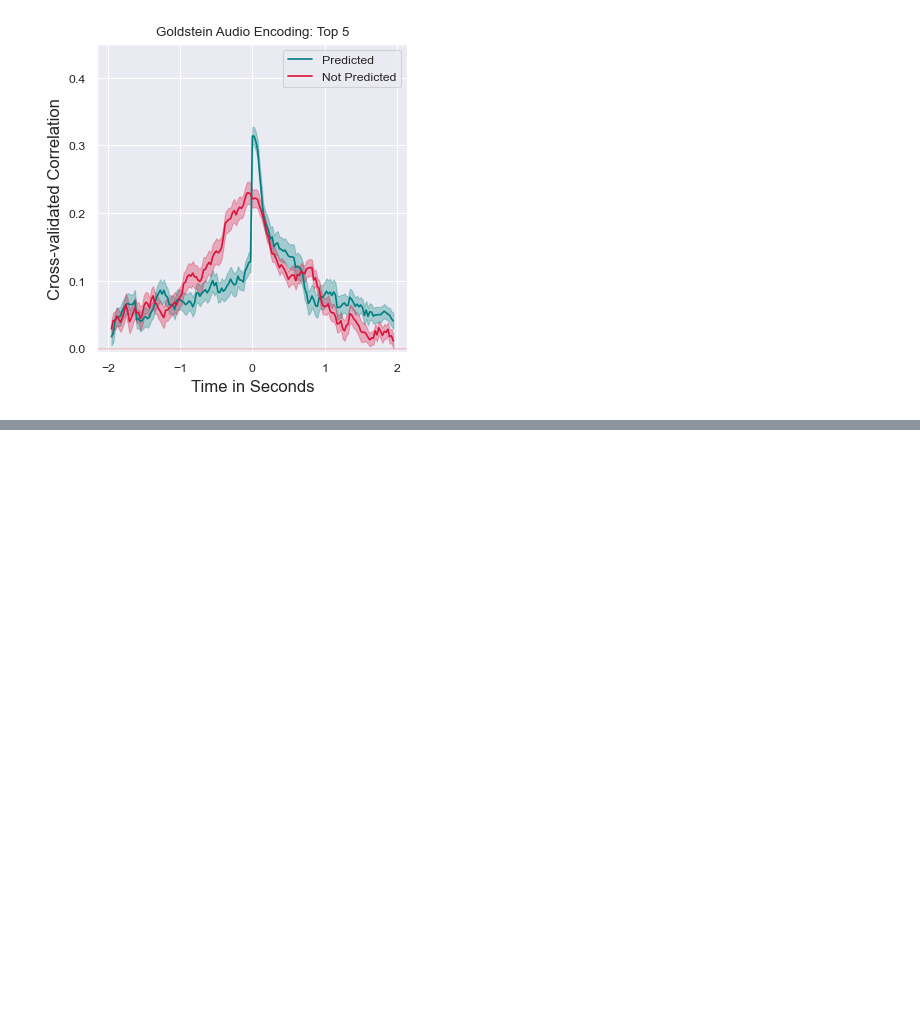
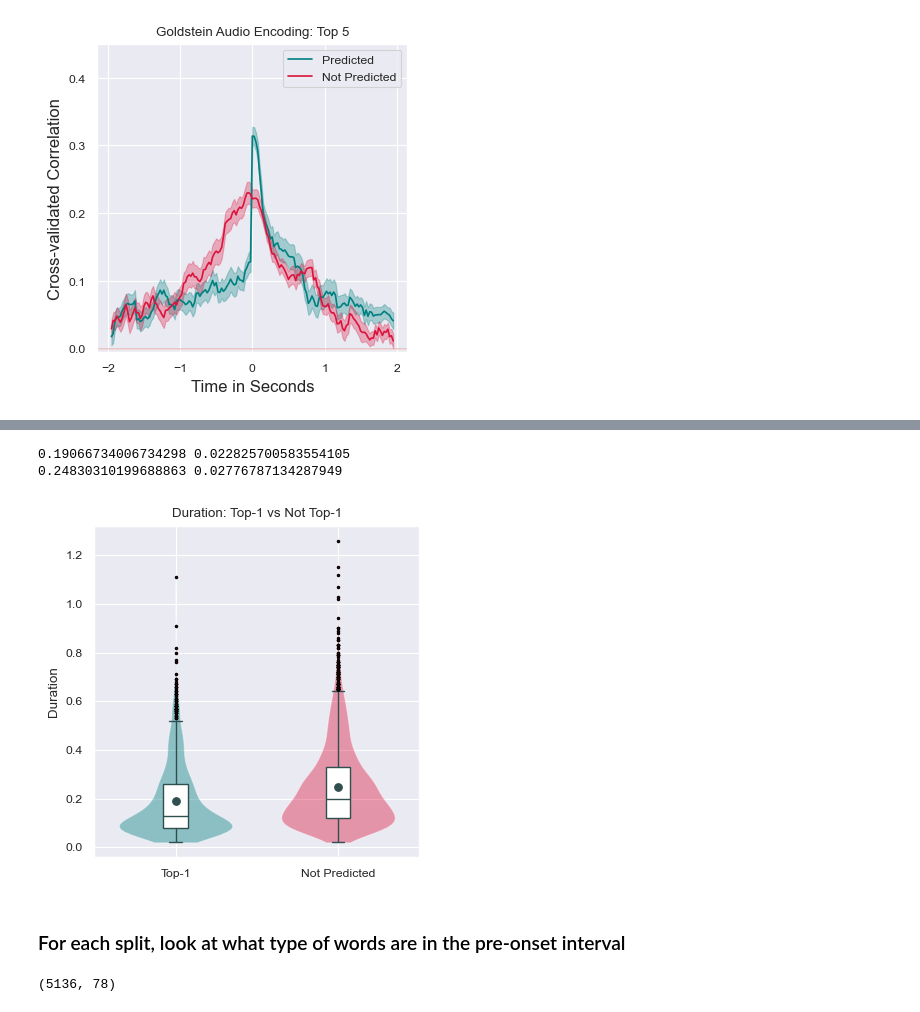
Before and after one commit to InesSchoenmann/Lingpred, a Jupyter notebook: notebooks_new/Audio_Encoding.ipynb, the cells around one changed output, grey strips where cells are left out. Saved outputs shown, nothing was run; the diff lists cells and outputs as text; code cells hidden in the pictures; blank space fills up the shorter version.

```diff
--- a/notebooks_new/Audio_Encoding.ipynb
+++ b/notebooks_new/Audio_Encoding.ipynb
@@ -534,0 +635,3 @@ Text(0.5, 1.0, 'Goldstein Audio Encoding: Top 5')
+# %%
+annotations_df['duration'] = annotations_df.end - annotations_df.onset
+annotations_df
@@ -534,0 +652,56 @@ Text(0.5, 1.0, 'Goldstein Audio Encoding: Top 5')
+# %%
+print(annotations_df[is_top_1].duration.mean(), annotations_df[is_top_1].duration.var())
+print(annotations_df[is_not_top_1].duration.mean(), annotations_df[is_not_top_1].duration.var())
+# %% [output]
+0.19066734006734298 0.022825700583554105
+0.24830310199688863 0.02776787134287949
+# %%
+import matplotlib.pyplot as plt
+import numpy as np
+
+dur_top1 = annotations_df[is_top_1].duration.values
+dur_not_top1 = annotations_df[is_not_top_1].duration.values
+
+data = [dur_top1, dur_not_top1]
+labels = ["Top-1", "Not Predicted"]
+
+fig, ax = plt.subplots(figsize=(4,4))
+
+for i, vals in enumerate(data, start=1):
+    # violin
+    parts = ax.violinplot(vals, positions=[i], showextrema=False, widths=0.7)
+    for pc in parts['bodies']:
+        pc.set_facecolor("teal" if i==1 else "crimson")
+        pc.set_alpha(0.4)
+
+    # boxplot
+    box = ax.boxplot(vals, positions=[i], widths=0.15, patch_artist=True,
+                     boxprops=dict(facecolor="white", color="darkslategrey"),
+                     medianprops=dict(color="darkslategrey"),
+                     whiskerprops=dict(color="darkslategrey"),
+                     capprops=dict(color="darkslategrey"),
+                     flierprops = dict(
+                                        marker=".",
+                                        markersize=3,
+                                        markerfacecolor="red",
+                                        linestyle="none"
+                    ))
+
+    # mean as a dot
+    ax.scatter(i, np.mean(vals), color="darkslategrey", zorder=3, s=30)
+
+ax.set_xticks([1,2])
+ax.set_xticklabels(labels)
+ax.set_ylabel("Duration")
+ax.set_title("Duration: Top-1 vs Not Top-1")
+plt.tight_layout()
+plt.show()
+# %% [output]
+[figure, added]
+# %% [markdown]
+### For each split, look at what type of words are in the pre-onset interval
+# %%
+preonset_indices = indices[:,:78]
+preonset_indices.shape
+# %% [output]
+(5136, 78)
```
Also changed, not shown: parts of 16 cells of this notebook, 1 other file.
